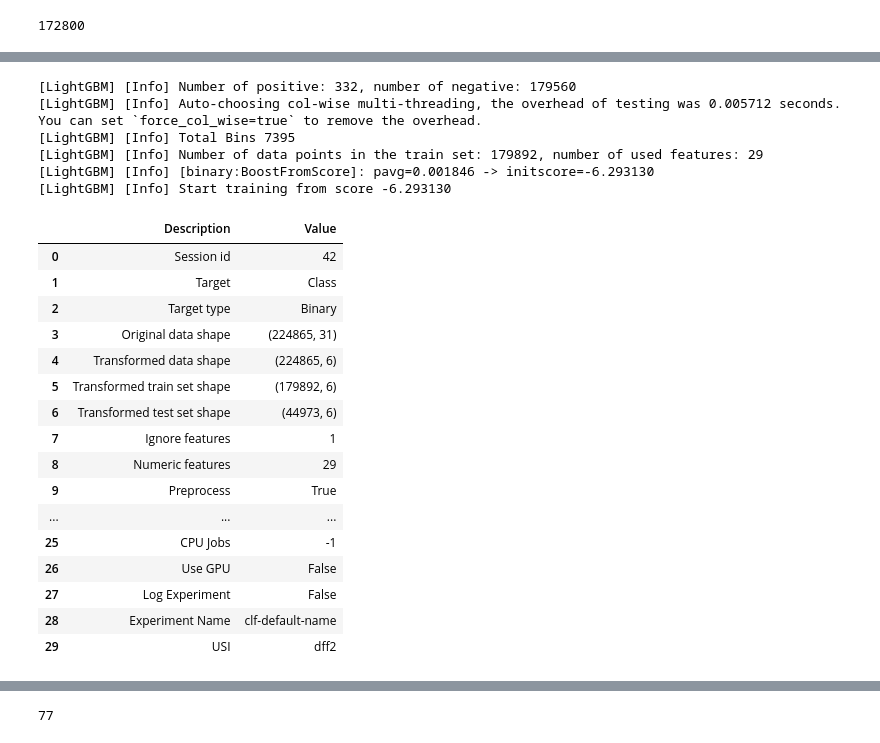
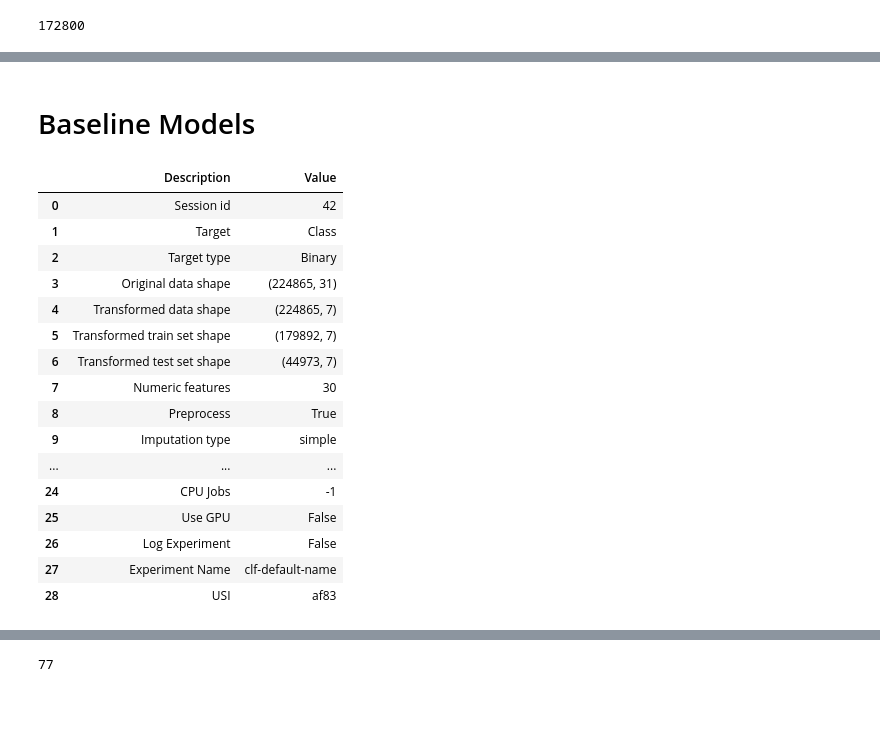
Before and after one commit to crdsteixeira/Advanced-Topics-of-Machine-Learning_GANs_for_Fraud_Detection, a Jupyter notebook: project.ipynb, the cells around one changed output, grey strips where cells are left out. Cells and saved outputs as stored; diff of their text form; code cells hidden in the pictures; blank space fills up the shorter version.

```diff
--- a/project.ipynb
+++ b/project.ipynb
@@ -110,35 +74,29 @@ Name: count, dtype: int64
+# %% [markdown]
+# Baseline Models
 # %%
 cc = setup(data=train_df, target='Class', session_id=42,
            train_size=0.8, # training over 80% of available data
            transformation=True, # transformation changes the shape of the distribution such that the transformed data can be represented by normal distribution
            normalize=True, # rescale the values of numeric columns
-           ignore_features=['Time'],
            remove_multicollinearity=True, # drop one of the two features that are highly correlated with each other
            normalize_method='robust',
            feature_selection=True)
 # %% [output]
-[LightGBM] [Info] Number of positive: 332, number of negative: 179560
-[LightGBM] [Info] Auto-choosing col-wise multi-threading, the overhead of testing was 0.005712 seconds.
-You can set `force_col_wise=true` to remove the overhead.
-[LightGBM] [Info] Total Bins 7395
-[LightGBM] [Info] Number of data points in the train set: 179892, number of used features: 29
-[LightGBM] [Info] [binary:BoostFromScore]: pavg=0.001846 -> initscore=-6.293130
-[LightGBM] [Info] Start training from score -6.293130
 |  | Description | Value |
 | 0 | Session id | 42 |
 | 1 | Target | Class |
 | 2 | Target type | Binary |
 | 3 | Original data shape | (224865, 31) |
-| 4 | Transformed data shape | (224865, 6) |
-| 5 | Transformed train set shape | (179892, 6) |
-| 6 | Transformed test set shape | (44973, 6) |
-| 7 | Ignore features | 1 |
-| 8 | Numeric features | 29 |
-| 9 | Preprocess | True |
+| 4 | Transformed data shape | (224865, 7) |
+| 5 | Transformed train set shape | (179892, 7) |
+| 6 | Transformed test set shape | (44973, 7) |
+| 7 | Numeric features | 30 |
+| 8 | Preprocess | True |
+| 9 | Imputation type | simple |
 | ... | ... | ... |
-| 25 | CPU Jobs | -1 |
-| 26 | Use GPU | False |
-| 27 | Log Experiment | False |
-| 28 | Experiment Name | clf-default-name |
-| 29 | USI | dff2 |
+| 24 | CPU Jobs | -1 |
+| 25 | Use GPU | False |
+| 26 | Log Experiment | False |
+| 27 | Experiment Name | clf-default-name |
+| 28 | USI | af83 |
 # %%
```
Also changed, not shown: parts of 26 cells of this notebook.
